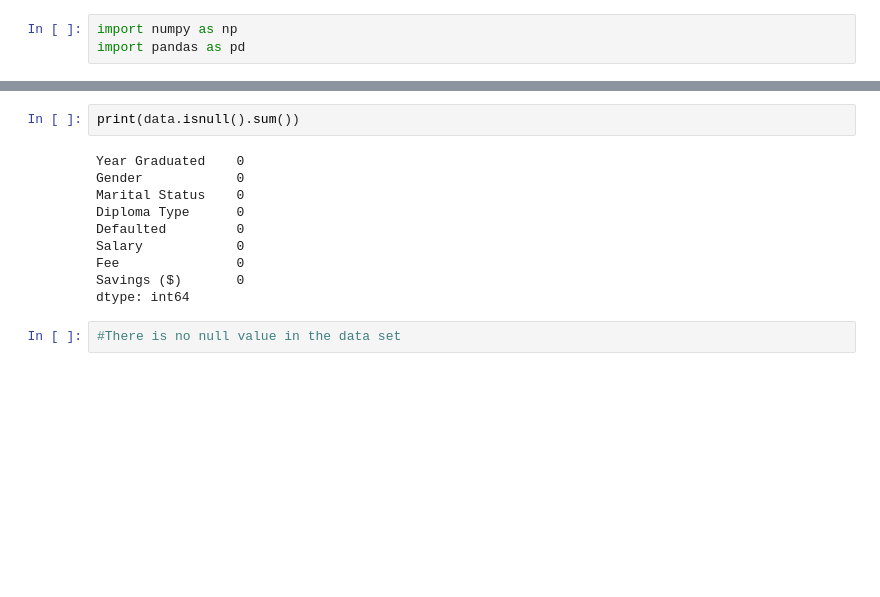
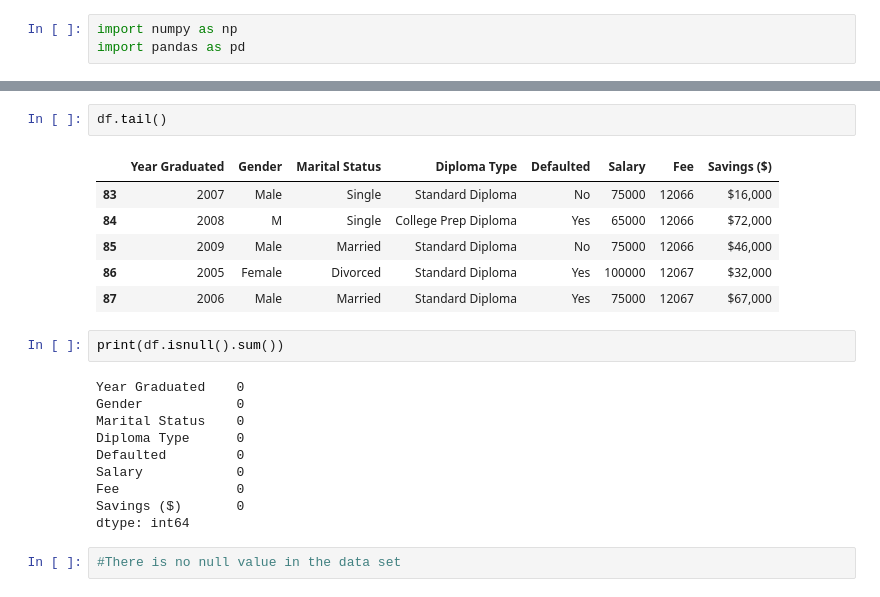
Before and after one commit to Data-Analytics-Flex/Clone-Nathan, a Jupyter notebook: Alumini-checkpoint.ipynb, the cells around one changed output, grey strips where cells are left out. Drawn from its saved outputs; the diff is of its cells as text; blank space fills up the shorter version.

```diff
--- a/Alumini-checkpoint.ipynb
+++ b/Alumini-checkpoint.ipynb
@@ -12,8 +12,17 @@ data.head()
 | 2 | 2006 | Female | Single | Standard Diploma | Yes | 70000 | 10869 | $52,000 |
 | 3 | 2007 | Male | Married | Standard Diploma | No | 120000 | 10869 | $76,000 |
 | 4 | 2006 | Female | Divorced | Standard Diploma | Yes | 95000 | 11948 | $52,000 |
+# %%
+df.tail()
+# %% [output]
+|  | Year Graduated | Gender | Marital Status | Diploma Type | Defaulted | Salary | Fee | Savings ($) |
+| 83 | 2007 | Male | Single | Standard Diploma | No | 75000 | 12066 | $16,000 |
+| 84 | 2008 | M | Single | College Prep Diploma | Yes | 65000 | 12066 | $72,000 |
+| 85 | 2009 | Male | Married | Standard Diploma | No | 75000 | 12066 | $46,000 |
+| 86 | 2005 | Female | Divorced | Standard Diploma | Yes | 100000 | 12067 | $32,000 |
+| 87 | 2006 | Male | Married | Standard Diploma | Yes | 75000 | 12067 | $67,000 |
 # %%
-print(data.isnull().sum())
+print(df.isnull().sum())
 # %% [output]
 Year Graduated    0
 Gender            0
```
Also changed, not shown: parts of 22 cells of this notebook.
